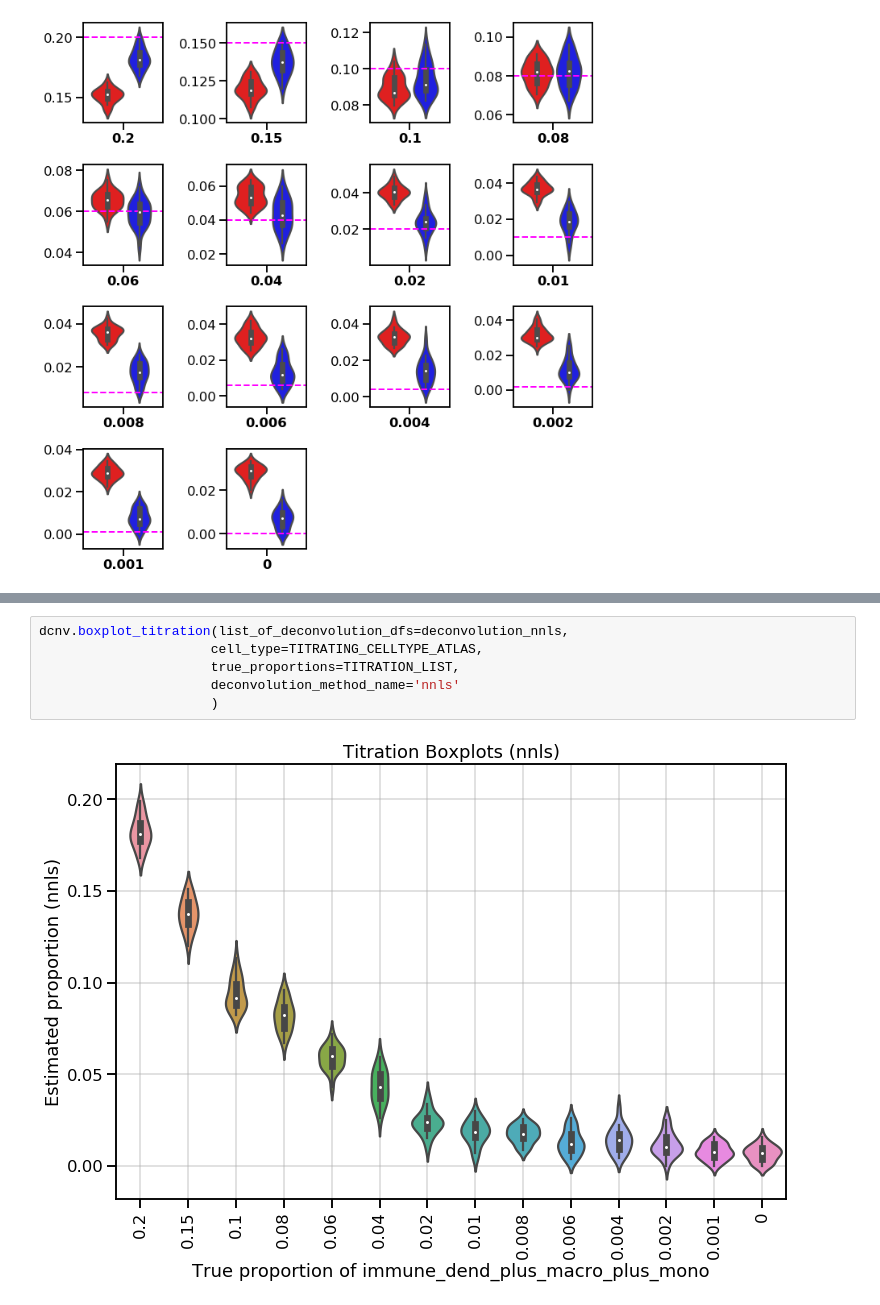
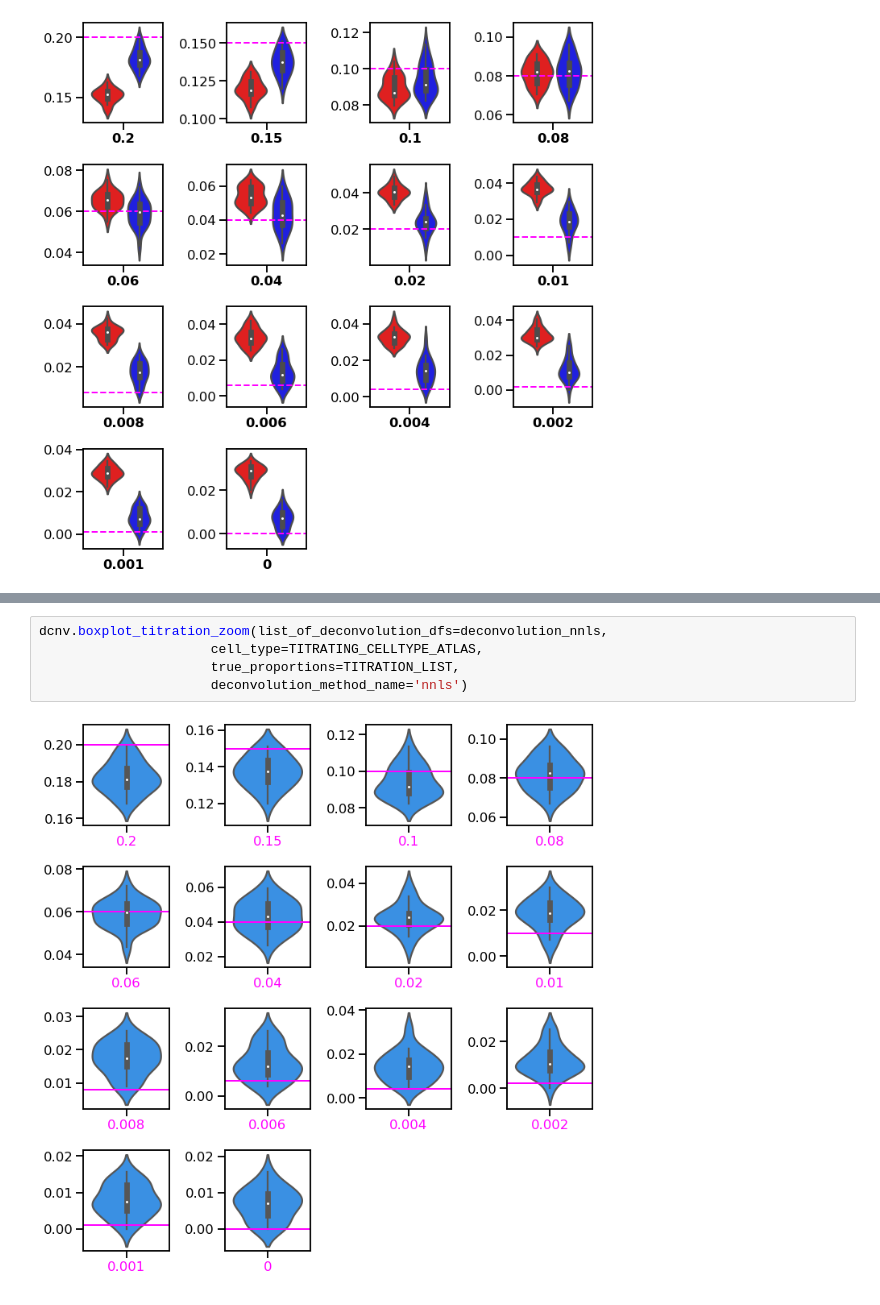
Before and after one commit to gh-msun/gh-msun, a Jupyter notebook: projects/2023_06_26_SRT_deconvolution_MS/notebooks/titration/primary_immune_loyfer_wholeblood/titration_MONO.ipynb, the cells around one changed output, grey strips where cells are left out. Cells and saved outputs as stored; diff of their text form.

```diff
--- a/projects/2023_06_26_SRT_deconvolution_MS/notebooks/titration/primary_immune_loyfer_wholeblood/titration_MONO.ipynb
+++ b/projects/2023_06_26_SRT_deconvolution_MS/notebooks/titration/primary_immune_loyfer_wholeblood/titration_MONO.ipynb
@@ -411,8 +416,7 @@ dcnv.boxplot_titration(list_of_deconvolution_dfs=deconvolution_naive,
 # %%
-dcnv.boxplot_titration(list_of_deconvolution_dfs=deconvolution_nnls,
+dcnv.boxplot_titration_zoom(list_of_deconvolution_dfs=deconvolution_nnls,
                       cell_type=TITRATING_CELLTYPE_ATLAS,
                       true_proportions=TITRATION_LIST,
-                      deconvolution_method_name='nnls'
-                      )
+                      deconvolution_method_name='nnls')
 # %% [output]
-[figure, old version]
+[figure, new version]
```
Also changed, not shown: parts of 5 cells of this notebook, 15 other files.
